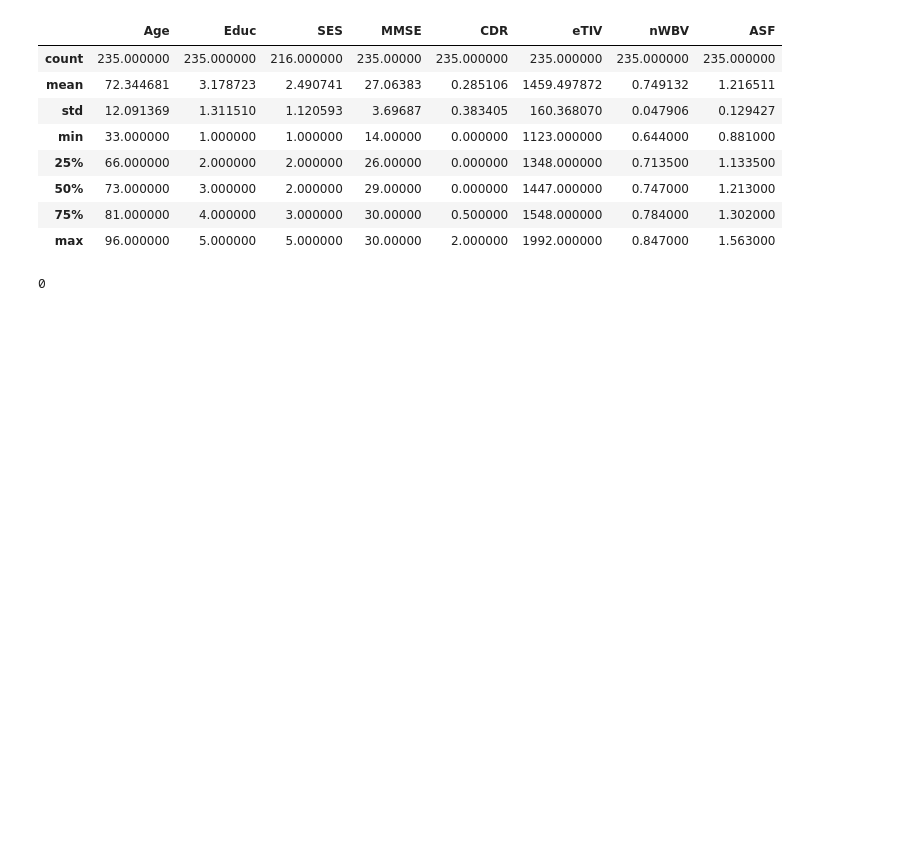
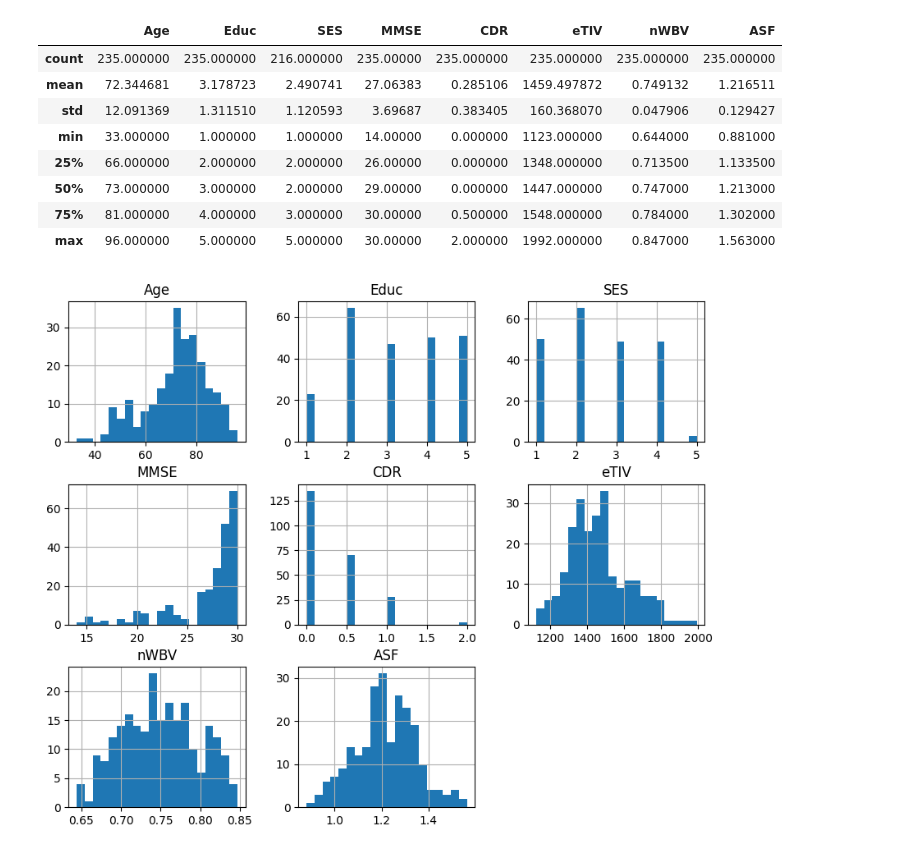
Before and after one commit to Joangopa/datascienceforneuro, a Jupyter notebook: testes.ipynb, the cells around one changed output. Saved outputs shown, nothing was run; the diff lists cells and outputs as text; code cells hidden in the pictures; blank space fills up the shorter version.

```diff
--- a/testes.ipynb
+++ b/testes.ipynb
@@ -44,9 +173,5 @@ data.describe()
 | 50% | 73.000000 | 3.000000 | 2.000000 | 29.00000 | 0.000000 | 1447.000000 | 0.747000 | 1.213000 |
 | 75% | 81.000000 | 4.000000 | 3.000000 | 30.00000 | 0.500000 | 1548.000000 | 0.784000 | 1.302000 |
 | max | 96.000000 | 5.000000 | 5.000000 | 30.00000 | 2.000000 | 1992.000000 | 0.847000 | 1.563000 |
-# %%
-data.duplicated().sum()
-# %% [output]
-0
 # %%
 data.to_csv("dados.csv", index=False)
@@ -54,0 +178,5 @@ sns
+# %%
+data.hist(figsize=(10, 8), bins=20)
+plt.show()
+# %% [output]
+[figure, added]
```
Also changed, not shown: parts of 15 cells of this notebook, 3 other files.
